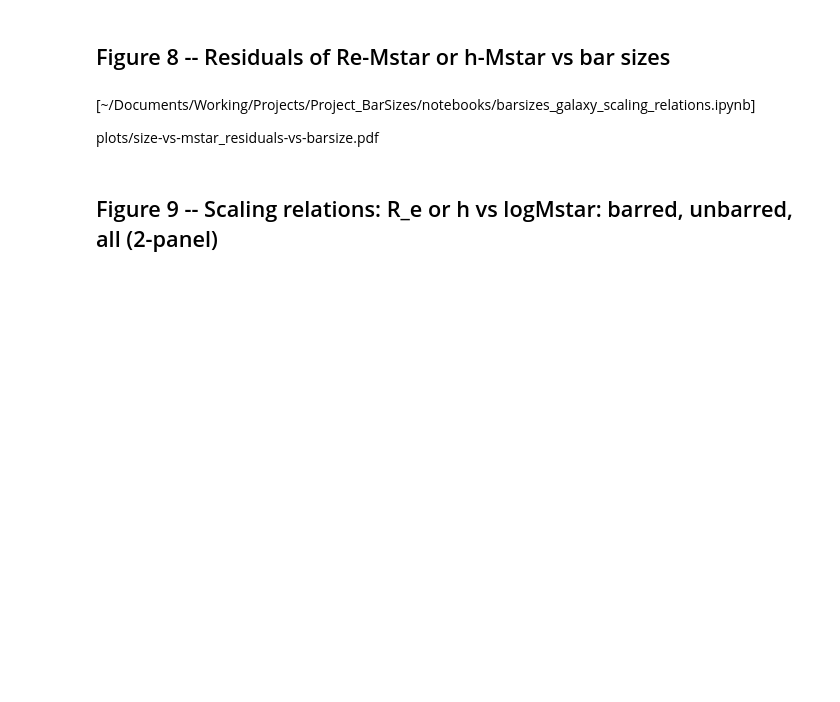
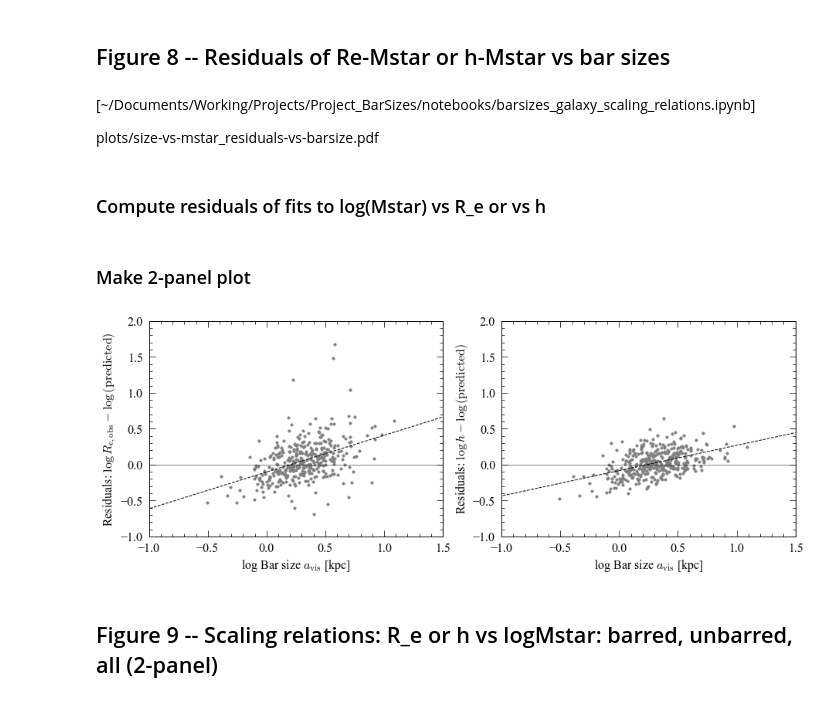
Before and after one commit to perwin/s4g_barsizes, a Jupyter notebook: barsizes_figures_for_paper.ipynb, the cells around one changed output. Drawn from its saved outputs; the diff is of its cells as text; code cells hidden in the pictures; blank space fills up the shorter version.

```diff
--- a/barsizes_figures_for_paper.ipynb
+++ b/barsizes_figures_for_paper.ipynb
@@ -492,6 +555,52 @@ savefig(plotDir+"barsize-hMstar-residuals_vs_T.pdf")
 [~/Documents/Working/Projects/Project_BarSizes/notebooks/barsizes_galaxy_scaling_relations.ipynb]
 
 plots/size-vs-mstar_residuals-vs-barsize.pdf
+# %% [markdown]
+### Compute residuals of fits to log(Mstar) vs R_e or vs h
+# %%
+# broken-linear fit to Main Spiral Sample: log R_e vs logMstar
+predRe = simplefunc_brokenlinear(fitDict['Re-vs-Mstar_Reh'], s4gdata.logmstar)
+residRe = logRe_all - predRe
+
+# broken-linear fit to Main Spiral Sample: log h vs logMstar
+predh = simplefunc_brokenlinear(fitDict['h-vs-Mstar_Reh'], s4gdata.logmstar)
+residh = logh_all - predh
+
+
+# compute simple linear fits to residuals as a function of barsize
+def flin( x, a, b ):
+	return a + b*x
+
+p0_lin = [-2, 0.3]
+pp_lin_reresid, pcov = scipy.optimize.curve_fit(flin, logbarsize_all[ii_barred_D30_m9to11_Reh], residRe[ii_barred_D30_m9to11_Reh], p0=p0_lin)
+pp_lin_hresid, pcov = scipy.optimize.curve_fit(flin, logbarsize_all[ii_barred_D30_m9to11_Reh], residh[ii_barred_D30_m9to11_Reh], p0=p0_lin)
+# %% [markdown]
+### Make 2-panel plot
+# %%
+xx = np.arange(-1.5,1.6,0.1)
+
+f,(ax1,ax2) = subplots(1,2, figsize=(15,5))
+
+ax1.plot(logbarsize_all[ii_barred_D30_m9to11_Reh], residRe[ii_barred_D30_m9to11_Reh], 'o', color='0.5', ms=3.5)
+ax1.plot(xx, pp_lin_reresid[0] + pp_lin_reresid[1]*xx, 'k--')
+ax1.axhline(0, lw=0.5)
+ax1.set_ylim(-1,2.0)
+ax1.set_xlim(-1.0,1.5)
+ax1.set_xlabel(r"log Bar size $a_{\rm vis}$ [kpc]", fontsize=16)
+ax1.set_ylabel(ytresid_Re, fontsize=16)
+
+ax2.plot(logbarsize_all[ii_barred_D30_m9to11_Reh], residh[ii_barred_D30_m9to11_Reh], 'o', color='0.5', ms=3.5)
+ax2.plot(xx, pp_lin_hresid[0] + pp_lin_hresid[1]*xx, 'k--')
+ax2.axhline(0, lw=0.5)
+ax2.set_ylim(-1,2.0)
+ax2.set_xlim(-1.0,1.5)
+ax2.set_xlabel(r"log Bar size $a_{\rm vis}$ [kpc]", fontsize=16)
+ax2.set_ylabel(ytresid_h, fontsize=16)
+
+if savePlots:
+    plt.savefig(plotDir+"size-vs-mstar_residuals-vs-barsize.pdf")
+# %% [output]
+[figure, added]
 # %% [markdown]
 ## Figure 9 -- Scaling relations: R_e or h vs logMstar: barred, unbarred, all (2-panel)
 # %% [markdown]
```
Also changed, not shown: parts of 25 cells of this notebook, 5 other files.
